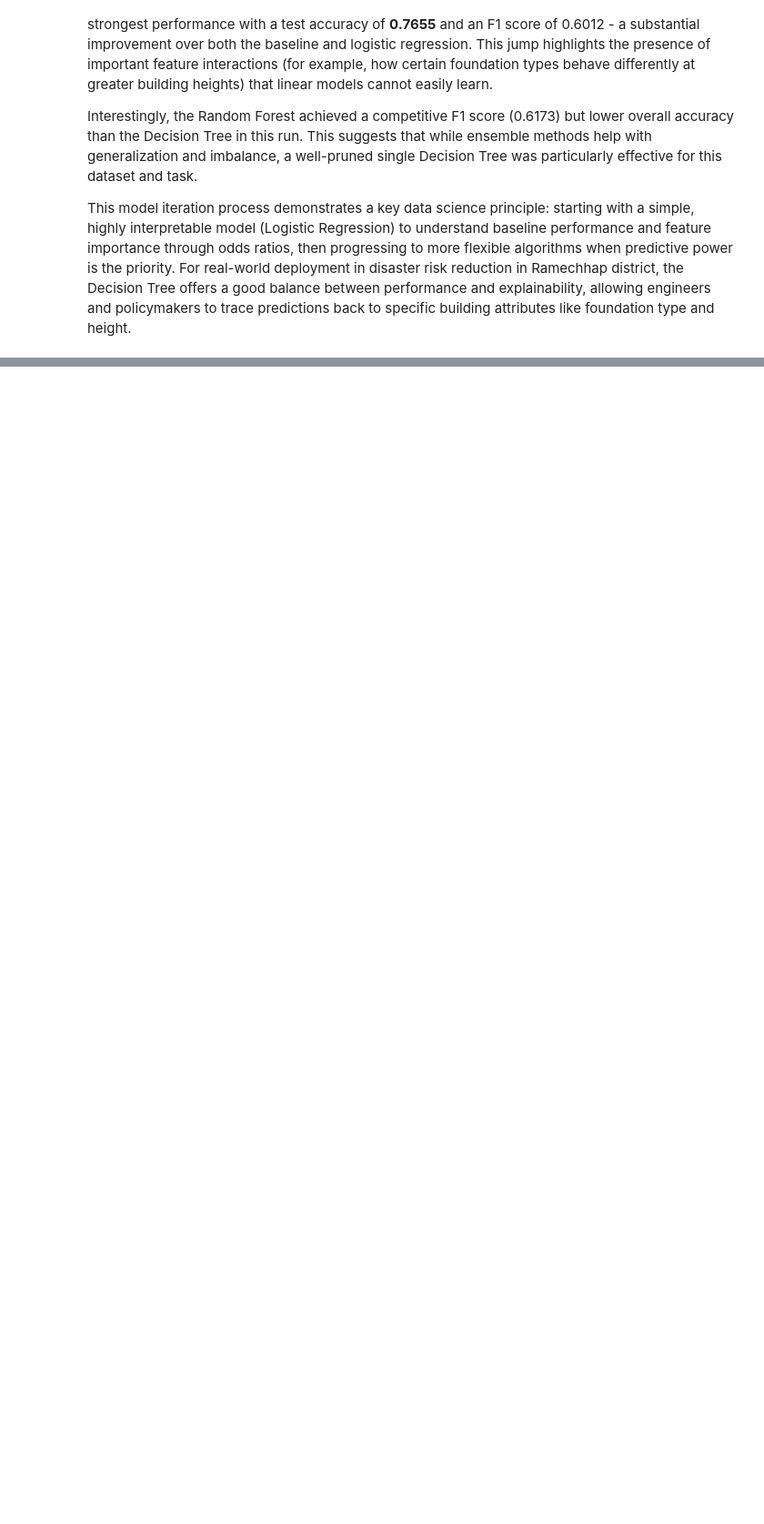
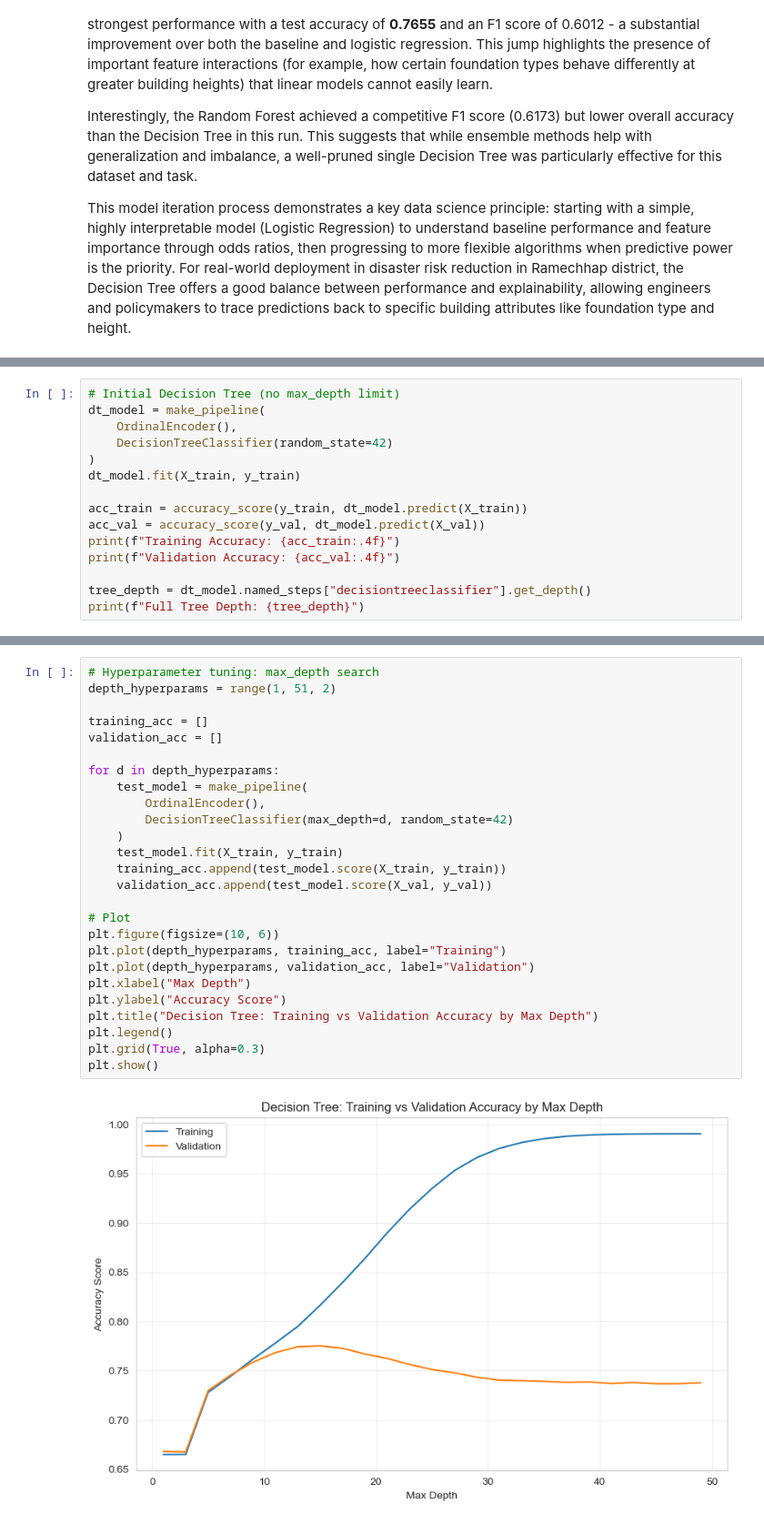
Before and after one commit to AJ-MH/Data-Science-Machine-Learning, a Jupyter notebook: nepal-earthquake-damage-prediction/nepal_earthquake_building_damage_prediction.ipynb, the cells around one changed output, grey strips where cells are left out. Shown at 91% size. Drawn from its saved outputs; the diff is of its cells as text; blank space fills up the shorter version.

Commit message:
Add Hyperparameter tunning and Ethical consideration sections

```diff
--- a/nepal-earthquake-damage-prediction/nepal_earthquake_building_damage_prediction.ipynb
+++ b/nepal-earthquake-damage-prediction/nepal_earthquake_building_damage_prediction.ipynb
@@ -334,0 +364,15 @@ This model iteration process demonstrates a key data science principle: starting
+# %%
+# Initial Decision Tree (no max_depth limit)
+dt_model = make_pipeline(
+    OrdinalEncoder(),
+    DecisionTreeClassifier(random_state=42)
+)
+dt_model.fit(X_train, y_train)
+
+acc_train = accuracy_score(y_train, dt_model.predict(X_train))
+acc_val = accuracy_score(y_val, dt_model.predict(X_val))
+print(f"Training Accuracy: {acc_train:.4f}")
+print(f"Validation Accuracy: {acc_val:.4f}")
+
+tree_depth = dt_model.named_steps["decisiontreeclassifier"].get_depth()
+print(f"Full Tree Depth: {tree_depth}")
@@ -334,0 +383,28 @@ This model iteration process demonstrates a key data science principle: starting
+# %%
+# Hyperparameter tuning: max_depth search
+depth_hyperparams = range(1, 51, 2)
+
+training_acc = []
+validation_acc = []
+
+for d in depth_hyperparams:
+    test_model = make_pipeline(
+        OrdinalEncoder(),
+        DecisionTreeClassifier(max_depth=d, random_state=42)
+    )
+    test_model.fit(X_train, y_train)
+    training_acc.append(test_model.score(X_train, y_train))
+    validation_acc.append(test_model.score(X_val, y_val))
+
+# Plot
+plt.figure(figsize=(10, 6))
+plt.plot(depth_hyperparams, training_acc, label="Training")
+plt.plot(depth_hyperparams, validation_acc, label="Validation")
+plt.xlabel("Max Depth")
+plt.ylabel("Accuracy Score")
+plt.title("Decision Tree: Training vs Validation Accuracy by Max Depth")
+plt.legend()
+plt.grid(True, alpha=0.3)
+plt.show()
+# %% [output]
+[figure, added]
```
Also changed, not shown: parts of 17 cells of this notebook.
